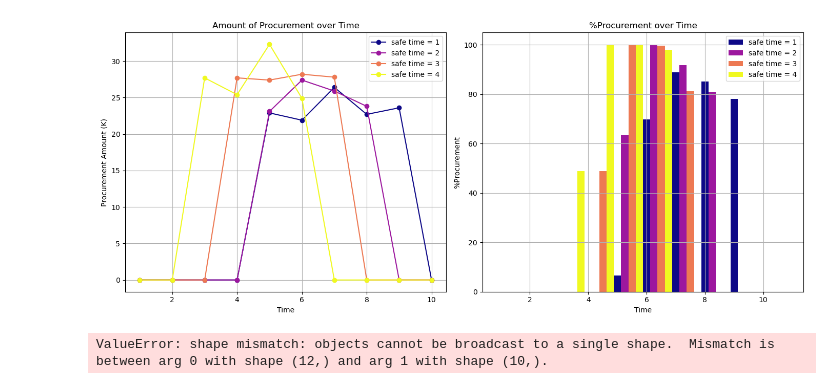
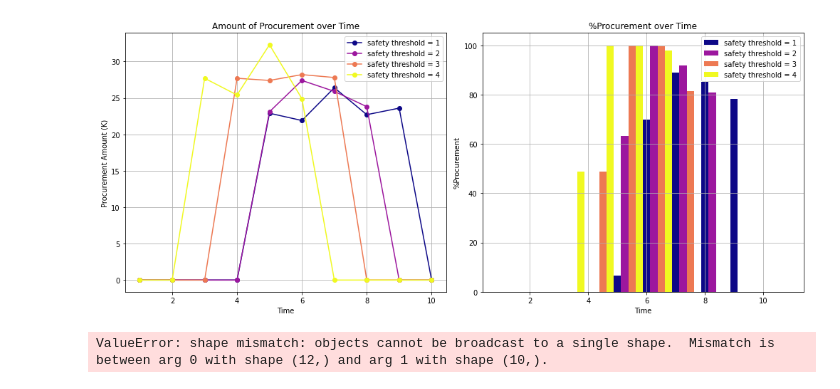
Before and after one commit to songmath-thunderain/msp_models_for_adaptive_disaster_relief_logistics_planning, a Jupyter notebook: Python/output/case-study/table-and-figure/Figure-case-SA-flowcapacity-KPI.ipynb, the cells around one changed output. Saved outputs shown, nothing was run; the diff lists cells and outputs as text; code cells hidden in the pictures.

```diff
--- a/Python/output/case-study/table-and-figure/Figure-case-SA-flowcapacity-KPI.ipynb
+++ b/Python/output/case-study/table-and-figure/Figure-case-SA-flowcapacity-KPI.ipynb
@@ -283,36 +283,36 @@ fval = {
     4: [0.0, 0.0, 27.7, 25.4, 32.3, 24.9, 0.0, 0.0, 0.0, 0.0]
 }
 
 # Colormap
 cmap = cm.get_cmap('plasma', len(flow_capacity))
 colors = [cmap(i / (len(flow_capacity) - 1)) for i in range(len(flow_capacity))]
 
 # Plot fval
 plt.figure(figsize=(14, 6))
 plt.subplot(1, 2, 1)
 for i, fc in enumerate(flow_capacity):
-    plt.plot(time, fval[fc], marker='o', color=colors[i], label=f'safe time = {fc}')
+    plt.plot(time, fval[fc], marker='o', color=colors[i], label=f'safety threshold = {fc}')
 plt.xlabel('Time')
 plt.ylabel('Procurement Amount (K)')
 plt.title('Amount of Procurement over Time')
 plt.legend()
 plt.grid(True)
 
 # Plot percent_go
 plt.subplot(1, 2, 2)
 bar_width = 0.25
 for i, fc in enumerate(flow_capacity):
-    plt.bar(time + i * bar_width, percent_go[fc], bar_width, color=colors[i], label=f'safe time = {fc}')
+    plt.bar(time + i * bar_width, percent_go[fc], bar_width, color=colors[i], label=f'safety threshold = {fc}')
 plt.xlabel('Time')
 plt.ylabel('%Procurement')
 plt.title('%Procurement over Time')
 plt.legend()
 plt.grid(True)
 
 plt.tight_layout()
 plt.show()
 # %% [output]
-[figure, old version]
+[figure, new version]
 # %%
 # Data
 flow_capacity = [1, 2, 3, 4]
```
Also changed, not shown: 6 other files.
